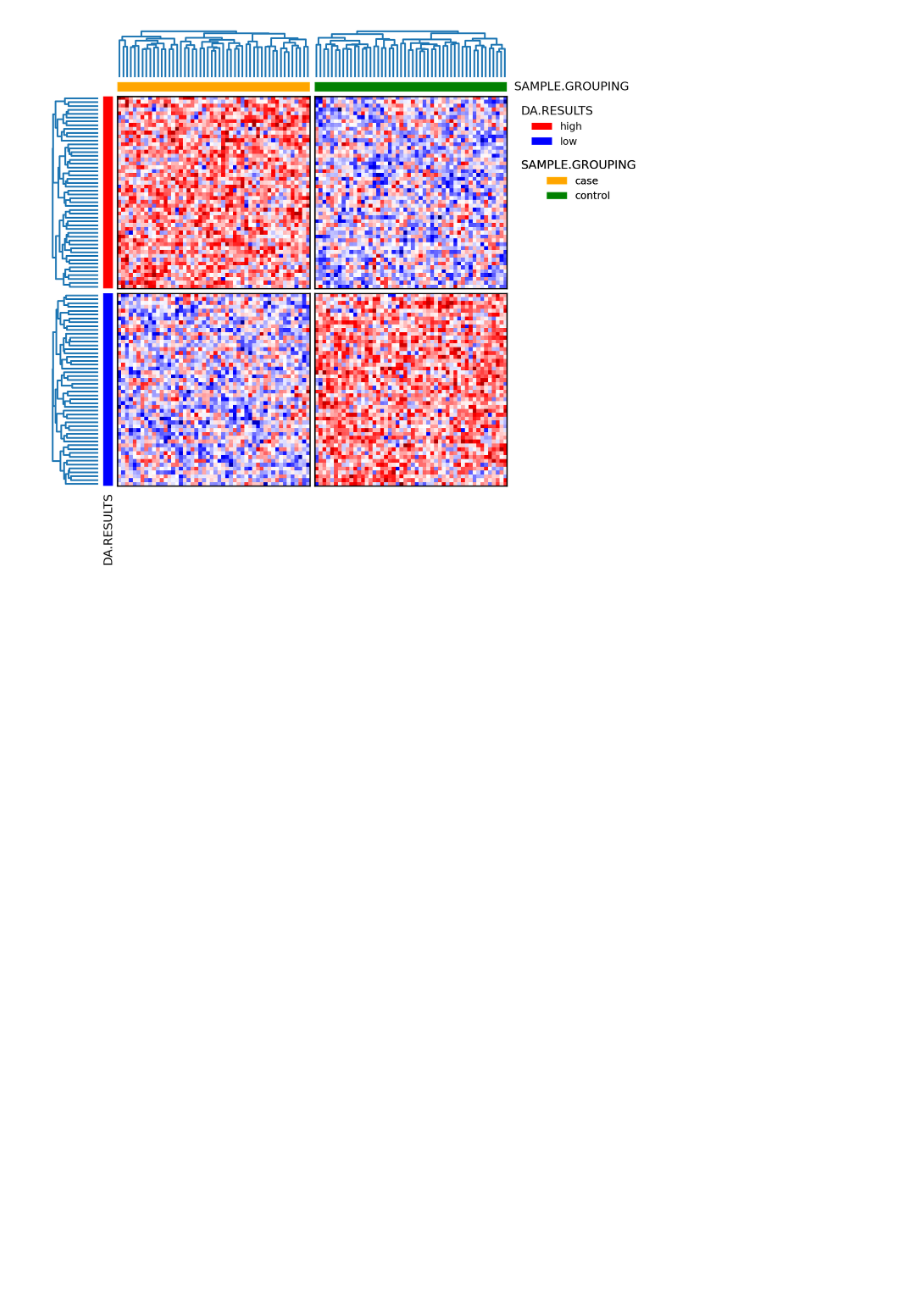
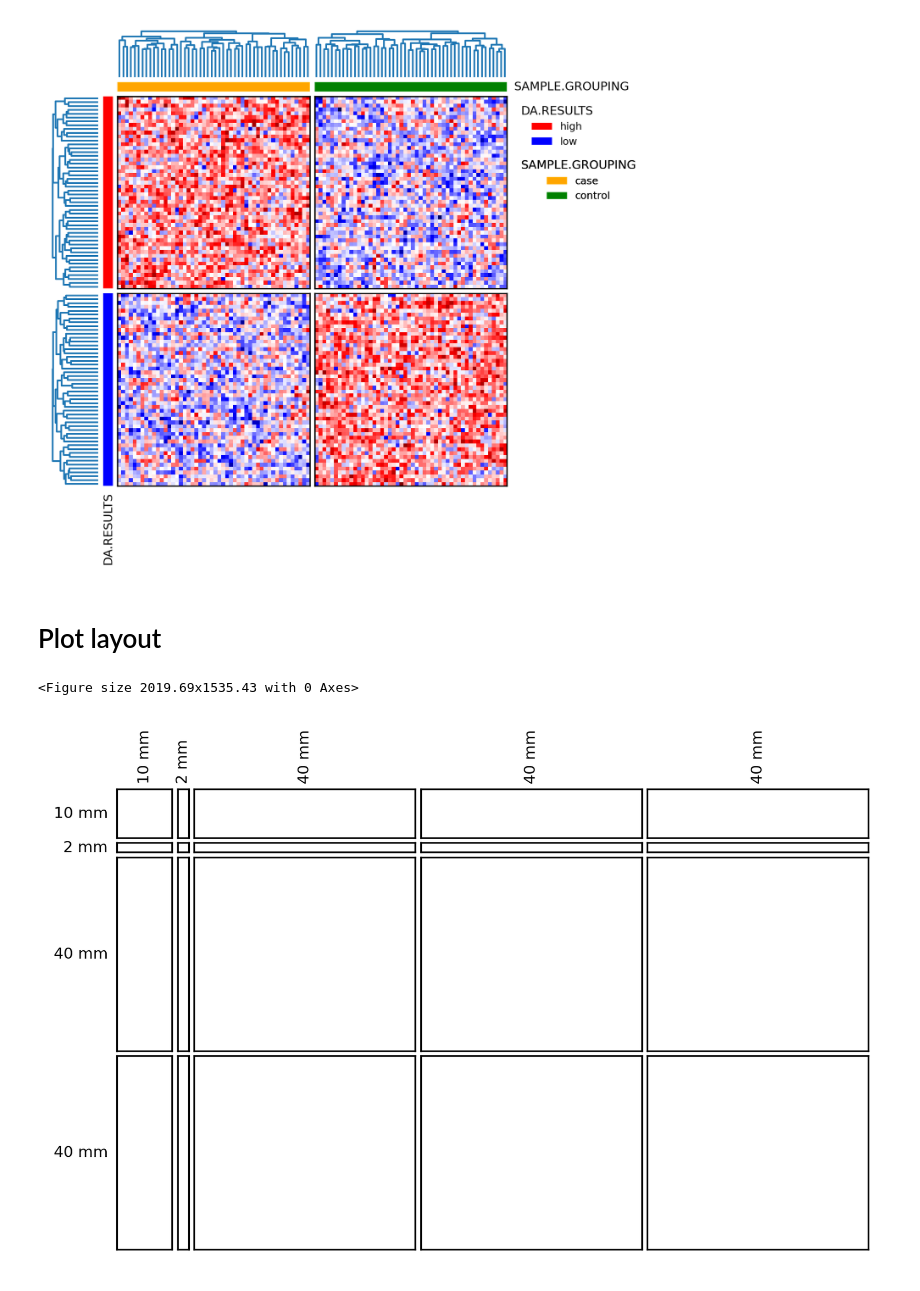
Before and after one commit to HiDiHlabs/hmap, a Jupyter notebook: jupyter_notebooks/hmap_example.ipynb, the cells around one changed output. Drawn from its saved outputs; the diff is of its cells as text; code cells hidden in the pictures; blank space fills up the shorter version.

```diff
--- a/jupyter_notebooks/hmap_example.ipynb
+++ b/jupyter_notebooks/hmap_example.ipynb
@@ -294,3 +294,34 @@ plt.savefig("pics/grouped_clustered_heatmap.jpeg")
 The inverse_transformed function was deprecated in Matplotlib 3.3 and will be removed two minor releases later. Use transformed(transform.inverted()) instead.
   p = legend.get_window_extent().inverse_transformed(ax.transAxes)
 [figure]
+# %% [markdown]
+# Plot layout
+# %%
+fig, gs = hmap.layout.layout.layoutGrid(4, 5, [10., 2., 40., 40., 40], [10., 2., 40., 40.], 1., 1., 20., 15., 15., 20.)
+# %% [output]
+<Figure size 2019.69x1535.43 with 0 Axes>
+# %%
+fig = plt.figure(fig.number, dpi=300)
+
+col_widths = ["10 mm", "2 mm", "40 mm", "40 mm", "40 mm"]
+row_heights = ["10 mm", "2 mm", "40 mm", "40 mm"]
+
+for row_idx in range(4):
+    for col_idx in range(5):
+        ax = plt.subplot(gs[row_idx, col_idx])
+        plt.xticks([], [])
+        plt.yticks([], [])
+        if(row_idx == 0):
+            ax.xaxis.set_label_position("top")
+            plt.xlabel(col_widths[col_idx],
+                       fontsize=7,
+                       rotation=90)
+        if(col_idx == 0):
+            plt.ylabel(row_heights[row_idx],
+                       fontsize=7,
+                       rotation=0,
+                       horizontalalignment="right",
+                       verticalalignment="center")
+plt.savefig("pics/figure_layout.jpeg")
+# %% [output]
+[figure, added]
```
Also changed, not shown: parts of 1 cell of this notebook, 2 other files.
